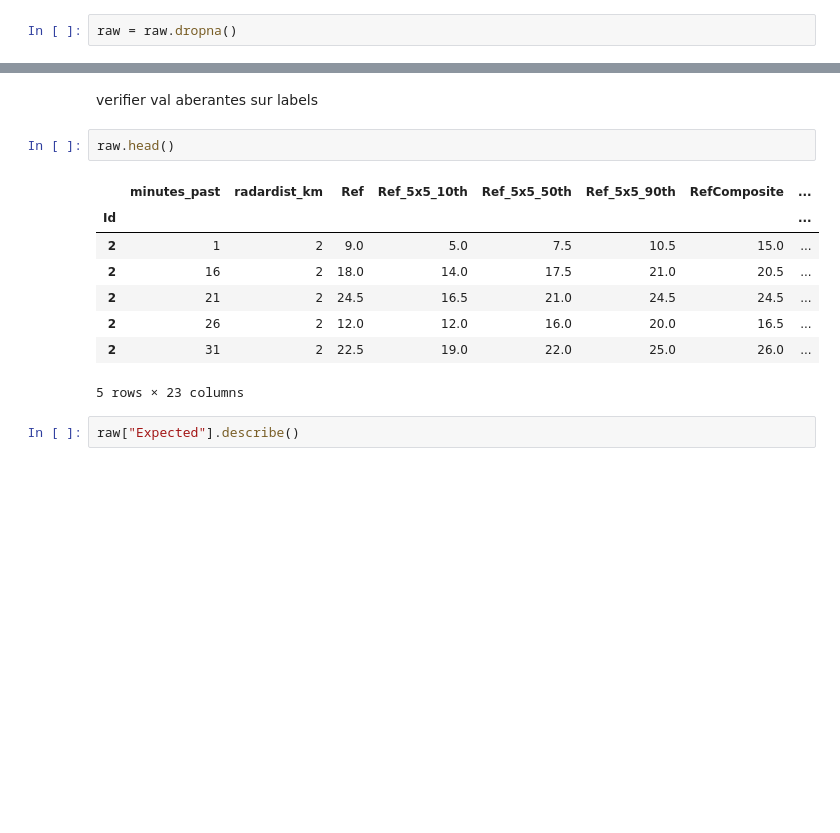
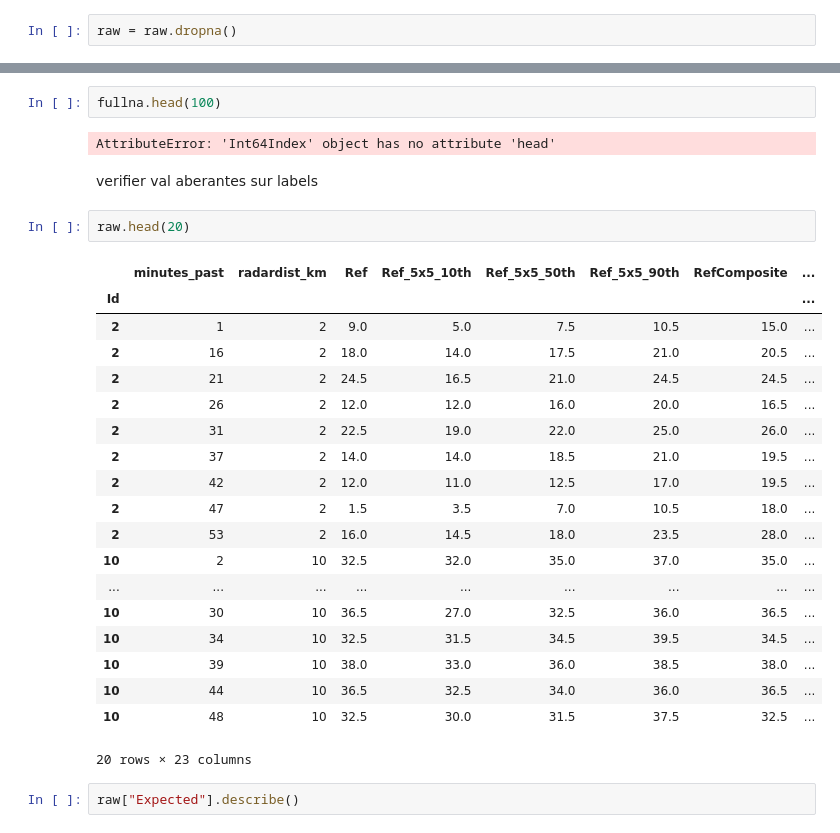
Before and after one commit to ToqueWillot/M2DAC, a Jupyter notebook: FDMS/TME3/Kaggle_rain-Copy4_from2.ipynb, the cells around one changed output, grey strips where cells are left out. Saved outputs shown, nothing was run; the diff lists cells and outputs as text; blank space fills up the shorter version.

```diff
--- a/FDMS/TME3/Kaggle_rain-Copy4_from2.ipynb
+++ b/FDMS/TME3/Kaggle_rain-Copy4_from2.ipynb
@@ -82,16 +138,31 @@ raw = raw.dropna()
+# %%
+fullna.head(100)
+# %% [output]
+AttributeError: 'Int64Index' object has no attribute 'head'
 # %% [markdown]
 verifier val aberantes sur labels
 # %%
-raw.head()
+raw.head(20)
 # %% [output]
 |  | minutes_past | radardist_km | Ref | Ref_5x5_10th | Ref_5x5_50th | Ref_5x5_90th | RefComposite | ... |
 | Id |  |  |  |  |  |  |  | ... |
 | 2 | 1 | 2 | 9.0 | 5.0 | 7.5 | 10.5 | 15.0 | ... |
 | 2 | 16 | 2 | 18.0 | 14.0 | 17.5 | 21.0 | 20.5 | ... |
 | 2 | 21 | 2 | 24.5 | 16.5 | 21.0 | 24.5 | 24.5 | ... |
 | 2 | 26 | 2 | 12.0 | 12.0 | 16.0 | 20.0 | 16.5 | ... |
 | 2 | 31 | 2 | 22.5 | 19.0 | 22.0 | 25.0 | 26.0 | ... |
+| 2 | 37 | 2 | 14.0 | 14.0 | 18.5 | 21.0 | 19.5 | ... |
+| 2 | 42 | 2 | 12.0 | 11.0 | 12.5 | 17.0 | 19.5 | ... |
+| 2 | 47 | 2 | 1.5 | 3.5 | 7.0 | 10.5 | 18.0 | ... |
+| 2 | 53 | 2 | 16.0 | 14.5 | 18.0 | 23.5 | 28.0 | ... |
+| 10 | 2 | 10 | 32.5 | 32.0 | 35.0 | 37.0 | 35.0 | ... |
+| ... | ... | ... | ... | ... | ... | ... | ... | ... |
+| 10 | 30 | 10 | 36.5 | 27.0 | 32.5 | 36.0 | 36.5 | ... |
+| 10 | 34 | 10 | 32.5 | 31.5 | 34.5 | 39.5 | 34.5 | ... |
+| 10 | 39 | 10 | 38.0 | 33.0 | 36.0 | 38.5 | 38.0 | ... |
+| 10 | 44 | 10 | 36.5 | 32.5 | 34.0 | 36.0 | 36.5 | ... |
+| 10 | 48 | 10 | 32.5 | 30.0 | 31.5 | 37.5 | 32.5 | ... |
-5 rows × 23 columns
+20 rows × 23 columns
 # %%
 raw["Expected"].describe()
 # %% [output]
```
Also changed, not shown: parts of 28 cells of this notebook, 3 other files.
